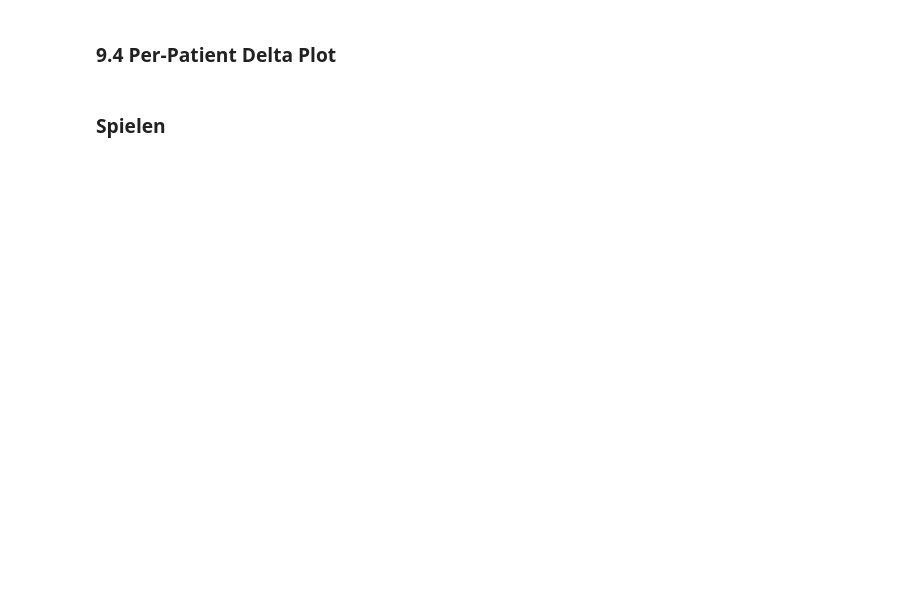
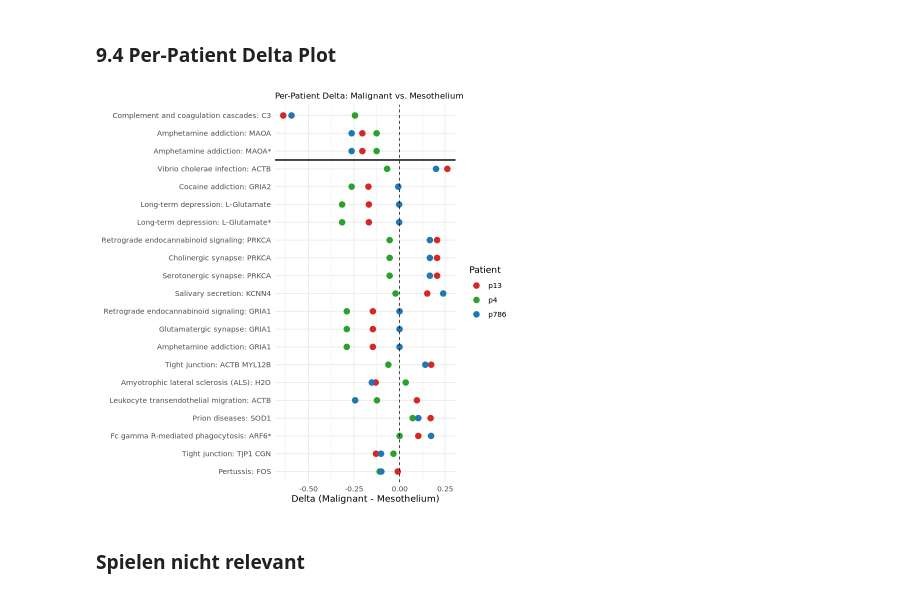
Before and after one commit to BennetDub/mein-r-projekt, a Jupyter notebook: Hipathia withou PB.ipynb, the cells around one changed output. Saved outputs shown, nothing was run; the diff lists cells and outputs as text; code cells hidden in the pictures; blank space fills up the shorter version.

```diff
--- a/Hipathia withou PB.ipynb
+++ b/Hipathia withou PB.ipynb
@@ -1572,28 +1705,57 @@ ggplot(act_long, aes(x = pathway, y = activity, fill = group)) +
 # %% [markdown]
 ### 9.4 Per-Patient Delta Plot
 # %%
+subpathway_order <- c(
+  cons_tab_3of3$subpathway,
+  cons_tab_2of3$subpathway
+)
+
+delta_plot <- delta_sub[subpathway_order, , drop = FALSE]
+rownames(delta_plot) <- subpathway_names[rownames(delta_plot)]
+
+delta_long <- as.data.frame(delta_plot)
+delta_long$subpathway_label <- rownames(delta_plot)
+
+delta_long <- tidyr::pivot_longer(delta_long,
+                                   cols = all_of(paired_patients),
+                                   names_to = "patient",
+                                   values_to = "delta")
+
+delta_long$subpathway_label <- factor(
+  delta_long$subpathway_label,
+  levels = rev(rownames(delta_plot))
+)
+
+# Separator between 3/3 and 2/3 groups
+n_3of3 <- nrow(cons_tab_3of3)
+n_total <- nrow(delta_plot)
+separator <- n_total - n_3of3 + 0.5
+
+# Plot
 ggplot(delta_long, aes(x = subpathway_label, y = delta, color = patient)) +
   geom_point(size = 3) +
   geom_hline(yintercept = 0, linetype = "dashed", linewidth = 0.4) +
   geom_vline(xintercept = separator,
              linetype = "solid",
-             linewidth = 0.8,          # dicker
-             color = "black") +        # schwärzer
+             linewidth = 0.8,
+             color = "black") +
   coord_flip() +
   scale_color_manual(values = c("p4"  = "#2ca02c",
                                  "p13" = "#d62728",
                                  "p786"= "#1f77b4")) +
   labs(
-    title = "Per-Patient Delta: Malignant vs. Mesothelium",  # voller Titel
+    title = "Per-Patient Delta: Malignant vs. Mesothelium",
     x = NULL,
     y = "Delta (Malignant - Mesothelium)",
     color = "Patient"
   ) +
   theme_minimal(base_size = 11) +
   theme(
     legend.position = "right",
-    plot.title = element_text(size = 10)  # kleinerer Titel damit er passt
+    plot.title = element_text(size = 10)
   )
+# %% [output]
+[figure, added]
 # %% [markdown]
-### Spielen
+### Spielen nicht relevant
 # %%
```
Also changed, not shown: parts of 37 cells of this notebook.
